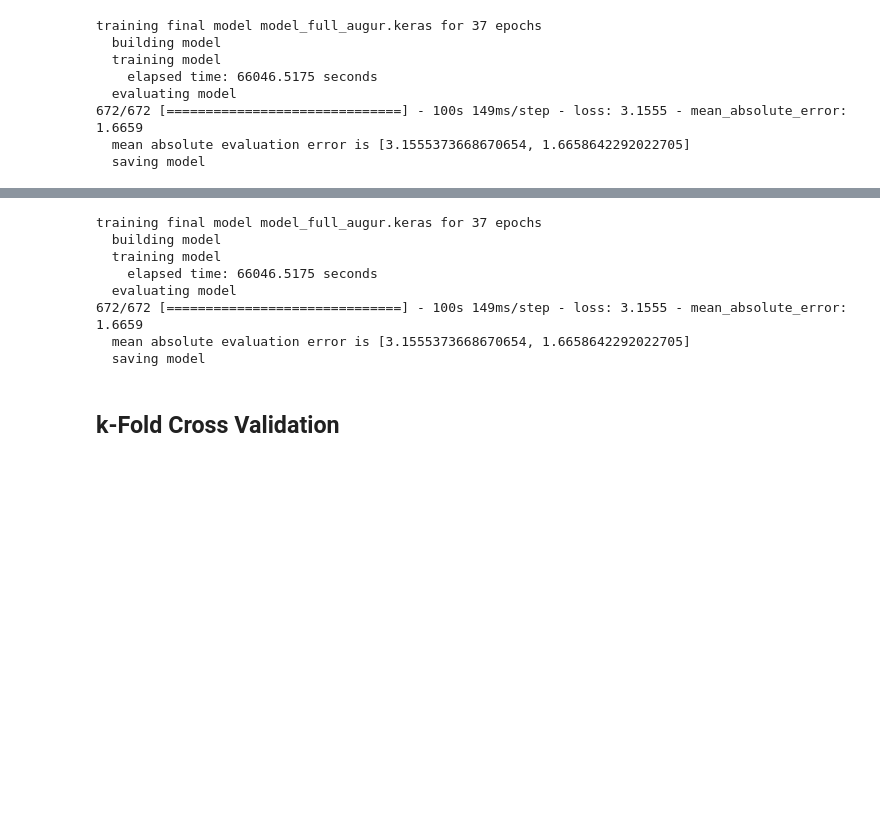
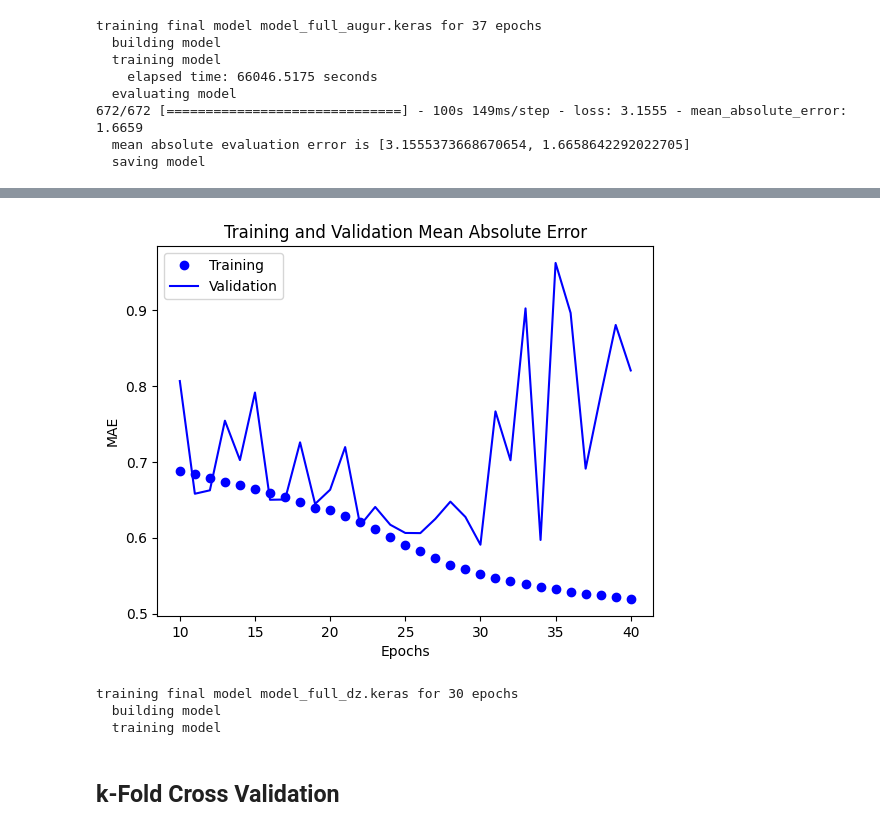
Before and after one commit to bleuchien/PTR-augur, a Jupyter notebook: notebooks/neuralnet_full.ipynb, the cells around one changed output, grey strips where cells are left out. Saved outputs shown, nothing was run; the diff lists cells and outputs as text; code cells hidden in the pictures; blank space fills up the shorter version.

Commit message:
full neural network training progress

```diff
--- a/notebooks/neuralnet_full.ipynb
+++ b/notebooks/neuralnet_full.ipynb
@@ -82,8 +74,8 @@ def plot_loss(train_mae, val_mae, start_epoch=1):
     # get the number of epochs the training ran
     epochs = range(start_epoch, len(train_mae) + 1)
     # plot the graph
-    plt.plot(epochs, train_mae, "bo", label="Training")
-    plt.plot(epochs, val_mae, "b", label="Validation")
+    plt.plot(epochs, train_mae[start_epoch - 1:], "bo", label="Training")
+    plt.plot(epochs, val_mae[start_epoch - 1:], "b", label="Validation")
     plt.title("Training and Validation Mean Absolute Error")
     plt.xlabel("Epochs")
     plt.ylabel("MAE")
@@ -189,6 +181,11 @@ def dan_zrimec_model():
     model = keras.Model(inputs=[inputs_1, inputs_2], outputs=outputs, name='FullModel')
 
     return model
+# %%
+# Custom Callback To Include in Callbacks List At Training Time
+class GarbageCollectorCallback(tf.keras.callbacks.Callback):
+    def on_epoch_end(self, epoch, logs=None):
+        gc.collect()
 # %%
 def run_model(model, train_ds, val_ds, epochs=10, start_epoch=1, oneshot=True, verbose=True):
     if verbose:
@@ -203,11 +200,14 @@ def run_model(model, train_ds, val_ds, epochs=10, start_epoch=1, oneshot=True, v
         metrics=[keras.metrics.MeanAbsoluteError()],
     )
 
+    bar_callback = keras.callbacks.BackupAndRestore(backup_dir='./bar', save_freq='epoch')
+
     history = model.fit(
         train_ds,
         epochs=epochs,
         validation_data=val_ds,
-        verbose=verbose_fit
+        verbose=verbose_fit,
+        callbacks=[GarbageCollectorCallback(), bar_callback]
     )
 
     if oneshot == True:
@@ -471,6 +516,10 @@ Epoch 1/40
 # %%
 dz_mae = mae
 dz_val_mae = val_mae
+# %%
+plot_loss(mae, val_mae, 10)
+# %% [output]
+[figure, added]
 # %%
 # train final model
 
@@ -481,7 +530,7 @@ model_name = 'model_full_dz.keras'
 t = Timer()
 
 # number of epochs to train for
-epochs = 37
+epochs = 30
 
 print(f'training final model {model_name} for {epochs} epochs')
 
@@ -500,14 +549,9 @@ print(f'  mean absolute evaluation error is {mae}')
 print('  saving model')
 model.save(model_name)
 # %% [output]
-training final model model_full_augur.keras for 37 epochs
+training final model model_full_dz.keras for 30 epochs
   building model
   training model
-    elapsed time: 66046.5175 seconds
-  evaluating model
-672/672 [==============================] - 100s 149ms/step - loss: 3.1555 - mean_absolute_error: 1.6659
-  mean absolute evaluation error is [3.1555373668670654, 1.6658642292022705]
-  saving model
 # %% [markdown]
 ## k-Fold Cross Validation
 # %%
```
Also changed, not shown: parts of 6 cells of this notebook.
